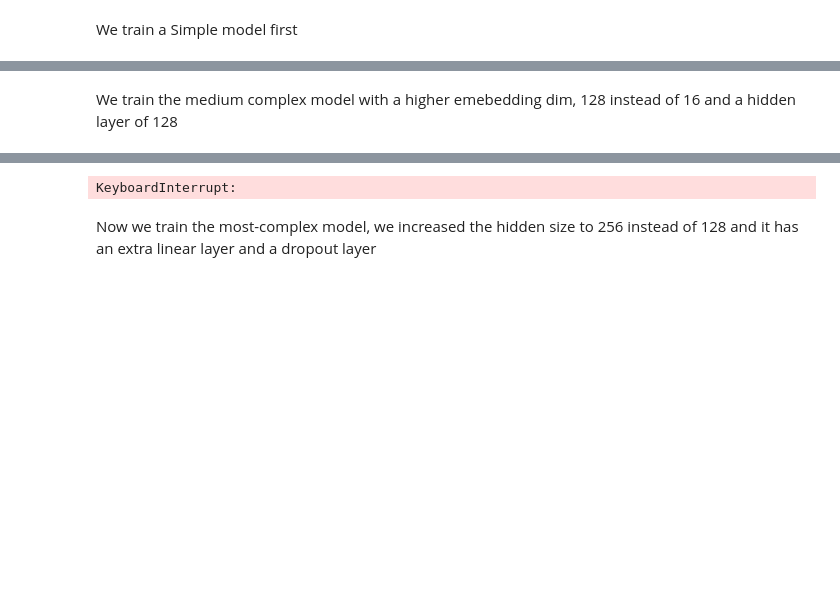
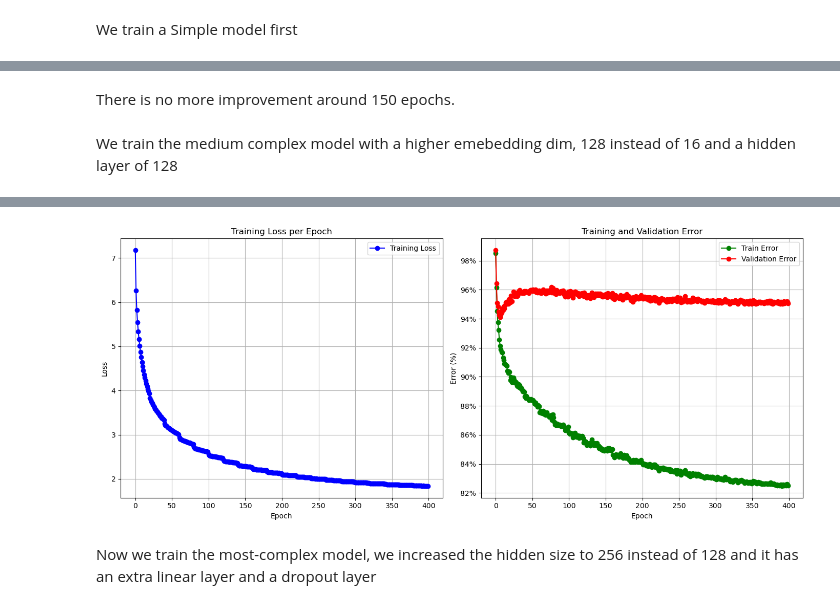
Before and after one commit to CarlosVegadeAlba/Deep_Learning, a Jupyter notebook: Assigment_3/inf265_v24_project03_data/Assigment_3.ipynb, the cells around one changed output, grey strips where cells are left out. Drawn from its saved outputs; the diff is of its cells as text; code cells hidden in the pictures; blank space fills up the shorter version.

```diff
--- a/Assigment_3/inf265_v24_project03_data/Assigment_3.ipynb
+++ b/Assigment_3/inf265_v24_project03_data/Assigment_3.ipynb
@@ -718,3 +730,5 @@ On device cpu.
+# %% [markdown]
+There is no more improvement around 150 epochs.
 # %% [markdown]
 We train the medium complex model with a higher emebedding dim, 128 instead of 16 and a hidden layer of 128
 # %%
@@ -735,10 +749,12 @@ optimizer = optim.SGD(CBOW_model.parameters(), lr=0.01)
 scheduler = torch.optim.lr_scheduler.StepLR(optimizer, step_size=20, gamma=0.9)
 
 # 2 mins epoch
-losses, validation_accuracys, train_accuracys = load_model(CBOW_PATH, CBOW_model, optimizer, scheduler, n_epochs, loss_fn)
+losses, validation_accuracies, train_accuracies = load_model(CBOW_PATH, CBOW_model, optimizer, scheduler, n_epochs, loss_fn, train_loader, val_loader)
 
 CBOW_counter += 1
 titles.append(filename)
 models.append(CBOW_model)
+
+plot_training_metrics(n_epochs, losses, train_accuracies, validation_accuracies)
 # %% [output]
 1.Training: CBOW_2_Medium
@@ -751,4 +763,4 @@ On device cpu.
-KeyboardInterrupt:
+[figure, added]
 # %% [markdown]
 Now we train the most-complex model, we increased the hidden size to 256 instead of 128 and it has an extra linear layer and a dropout layer
 # %%
```
Also changed, not shown: parts of 24 cells of this notebook.
